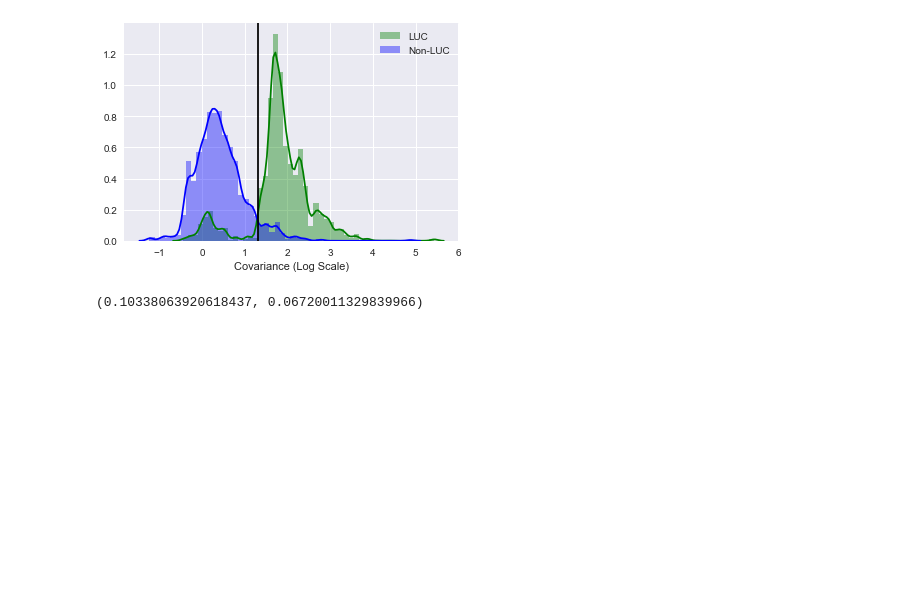
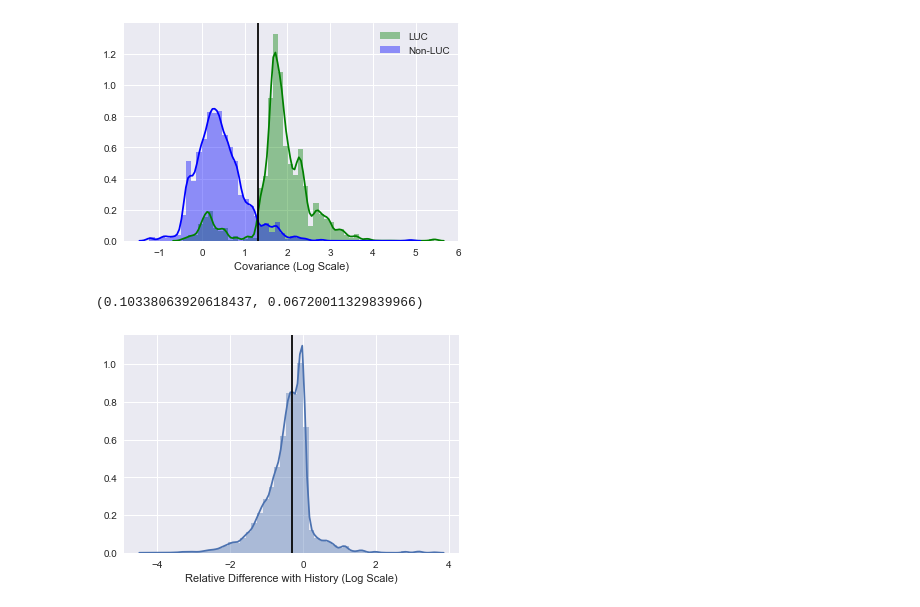
Before and after one commit to gidden/harmonization-methods-paper, a Jupyter notebook: analysis/cov_fig.ipynb, the cells around one changed output. Drawn from its saved outputs; the diff is of its cells as text; code cells hidden in the pictures; blank space fills up the shorter version.

```diff
--- a/analysis/cov_fig.ipynb
+++ b/analysis/cov_fig.ipynb
@@ -52,3 +69,9 @@ plot(c, d)
 fractions(c, d)
 # %% [output]
 (0.10338063920618437, 0.06720011329839966)
+# %%
+x = alldf[alldf['cov'] <= 20]
+dh = np.abs(x.offset / x.history)
+plotdh(dh)
+# %% [output]
+[figure, added]
```
Also changed, not shown: parts of 4 cells of this notebook, 3 other files.
